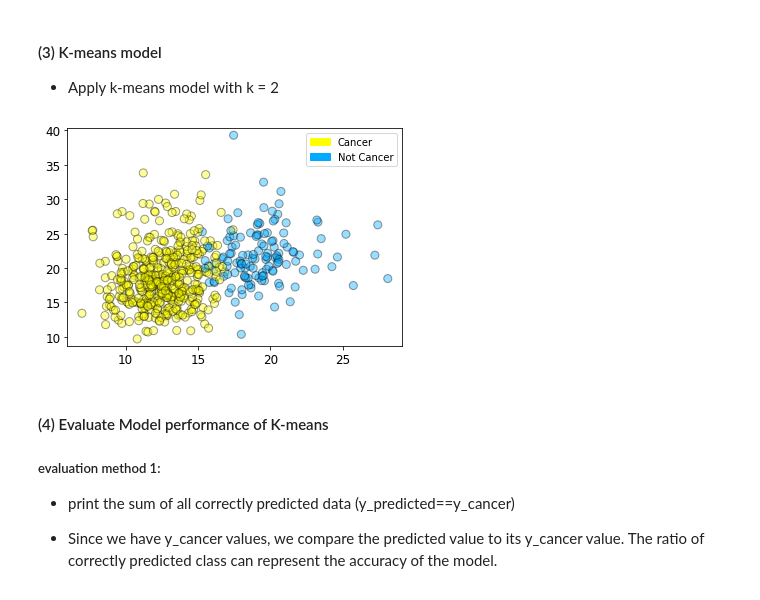
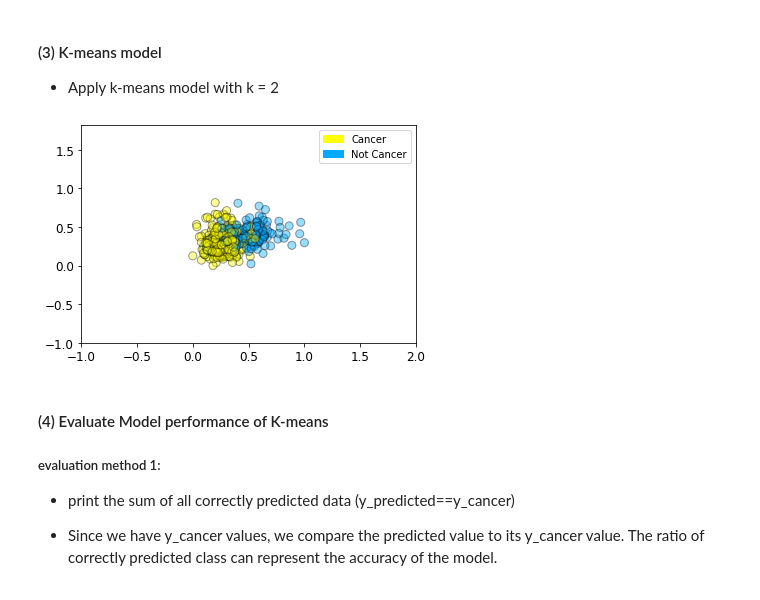
Before and after one commit to McQuillanJes/4310, a Jupyter notebook: McQuillan_ME8/ME8_clustering/clustering_basic.ipynb, the cells around one changed output. Drawn from its saved outputs; the diff is of its cells as text; code cells hidden in the pictures.

```diff
--- a/McQuillan_ME8/ME8_clustering/clustering_basic.ipynb
+++ b/McQuillan_ME8/ME8_clustering/clustering_basic.ipynb
@@ -426,8 +394,10 @@ First five y
 X_normalized = MinMaxScaler().fit(X).transform(X)
 
 # plot the data
+plot_data(X_normalized)
 
-plot_data(X_normalized)
+#split the data
+X_train, X_test, y_train, y_test = train_test_split(X_normalized, y, random_state=0)
 # %% [output]
 [figure]
 # %% [markdown]
@@ -436,11 +406,11 @@ plot_data(X_normalized)
 - Apply k-means model with k = 2
 # %%
 kmeans = KMeans(n_clusters=2)
-kmeans.fit(X)
+kmeans.fit(X_train)
 
-plot_labelled_scatter(X, kmeans.labels_, ['Cancer', 'Not Cancer'])
+plot_labelled_scatter(X_train, kmeans.labels_, ['Cancer', 'Not Cancer'])
 # %% [output]
-[figure, old version]
+[figure, new version]
 # %% [markdown]
 #### (4) Evaluate Model performance of K-means
 
```
Also changed, not shown: parts of 17 cells of this notebook.
